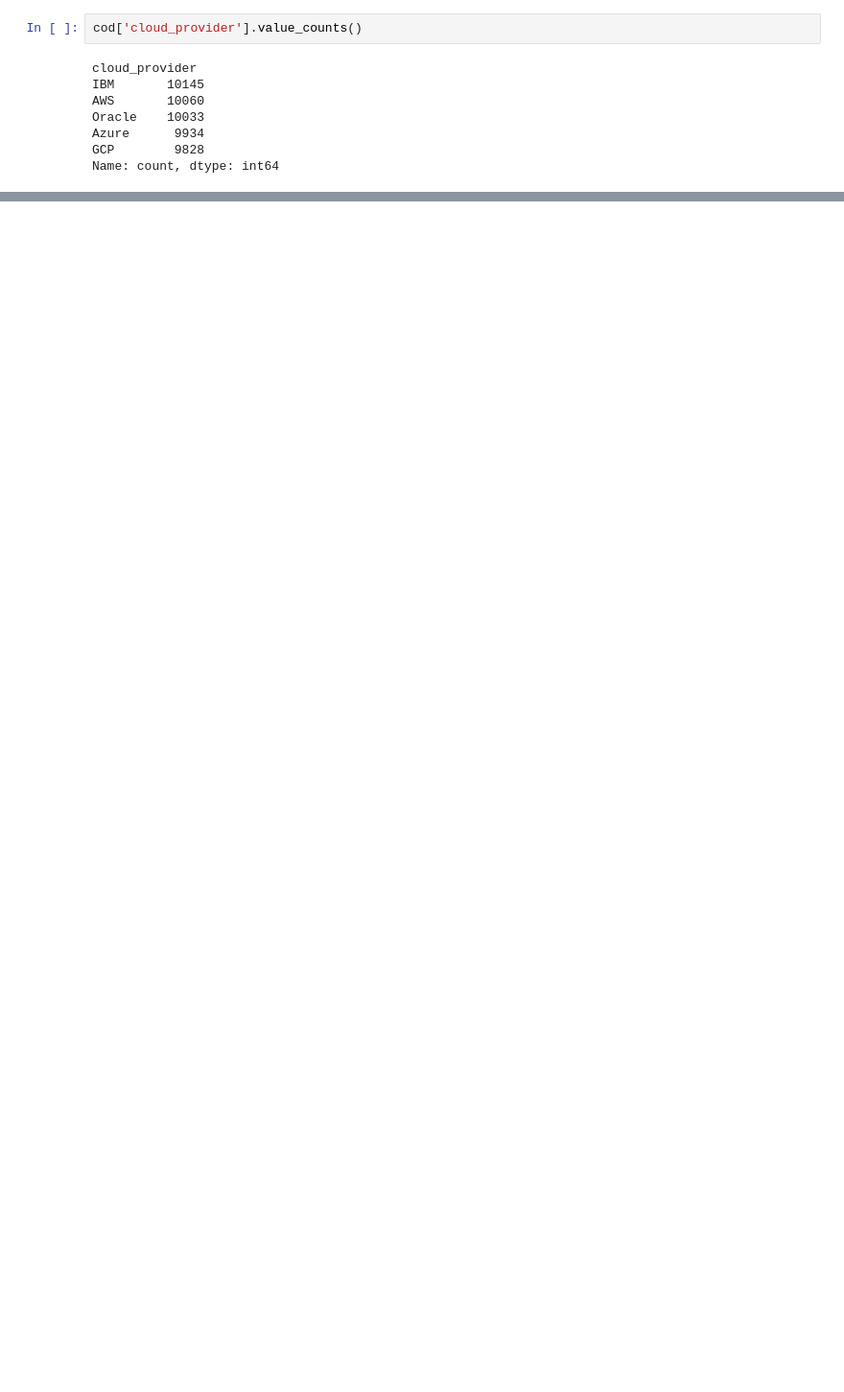
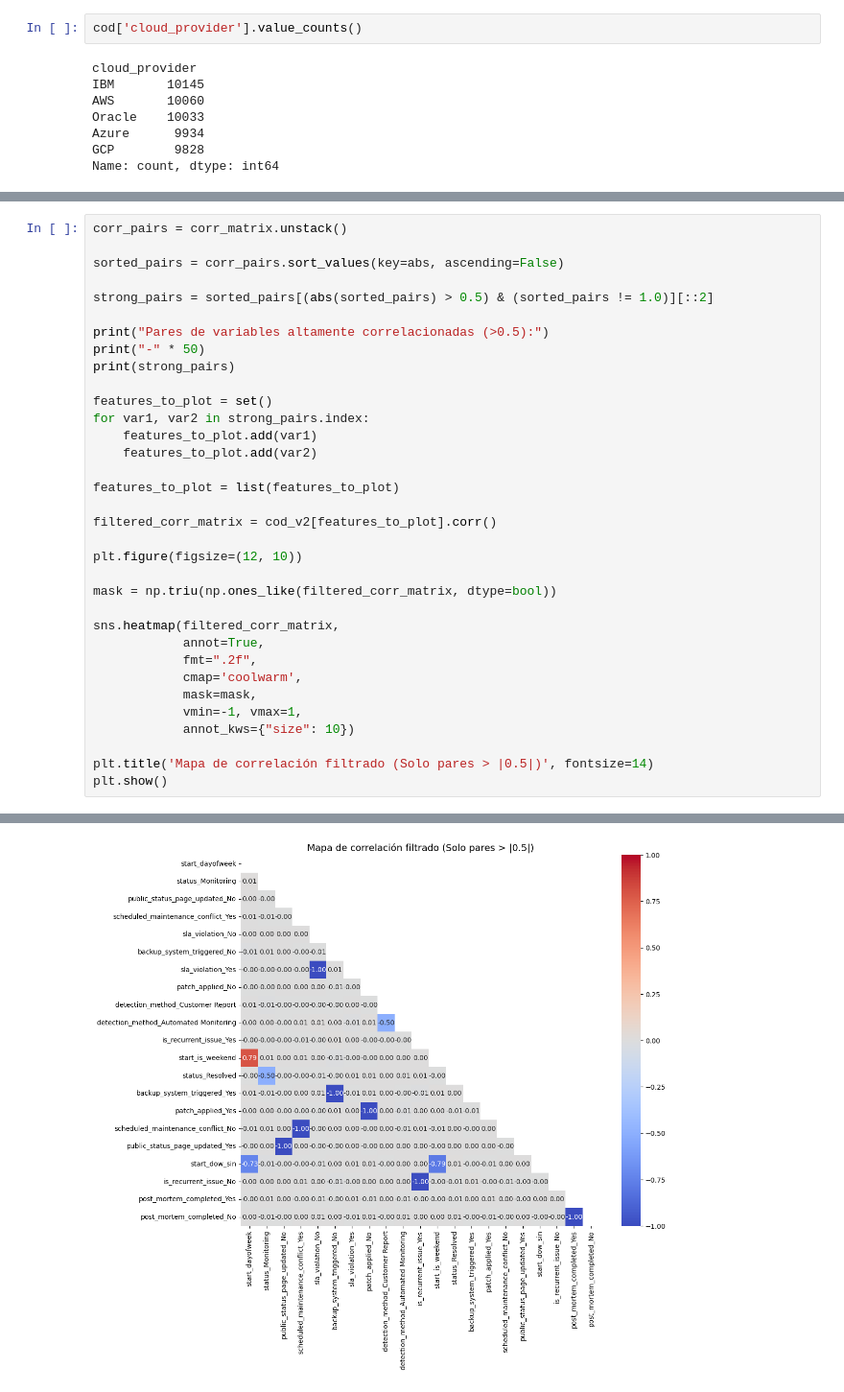
Before and after one commit to zmorgado/dl-labs, a Jupyter notebook: exercises/final_project/EDA-CSS-v1.ipynb, the cells around one changed output, grey strips where cells are left out. Shown at 96% size. Drawn from its saved outputs; the diff is of its cells as text; blank space fills up the shorter version.

```diff
--- a/exercises/final_project/EDA-CSS-v1.ipynb
+++ b/exercises/final_project/EDA-CSS-v1.ipynb
@@ -35,0 +404,35 @@ Name: count, dtype: int64
+# %%
+corr_pairs = corr_matrix.unstack()
+
+sorted_pairs = corr_pairs.sort_values(key=abs, ascending=False)
+
+strong_pairs = sorted_pairs[(abs(sorted_pairs) > 0.5) & (sorted_pairs != 1.0)][::2]
+
+print("Pares de variables altamente correlacionadas (>0.5):")
+print("-" * 50)
+print(strong_pairs)
+
+features_to_plot = set()
+for var1, var2 in strong_pairs.index:
+    features_to_plot.add(var1)
+    features_to_plot.add(var2)
+
+features_to_plot = list(features_to_plot)
+
+filtered_corr_matrix = cod_v2[features_to_plot].corr()
+
+plt.figure(figsize=(12, 10))
+
+mask = np.triu(np.ones_like(filtered_corr_matrix, dtype=bool))
+
+sns.heatmap(filtered_corr_matrix,
+            annot=True,
+            fmt=".2f",
+            cmap='coolwarm',
+            mask=mask,
+            vmin=-1, vmax=1,
+            annot_kws={"size": 10})
+
+plt.title('Mapa de correlación filtrado (Solo pares > |0.5|)', fontsize=14)
+plt.show()
+# %% [output]
@@ -35,0 +454 @@ Name: count, dtype: int64
+[figure, added]
```
Also changed, not shown: parts of 89 cells of this notebook, 1 other file.
